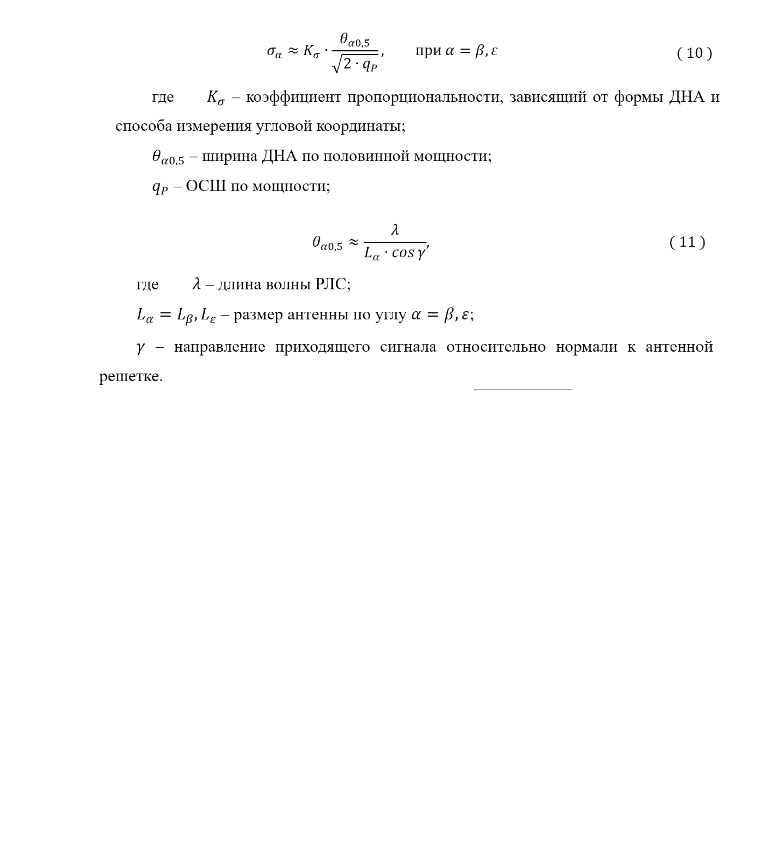
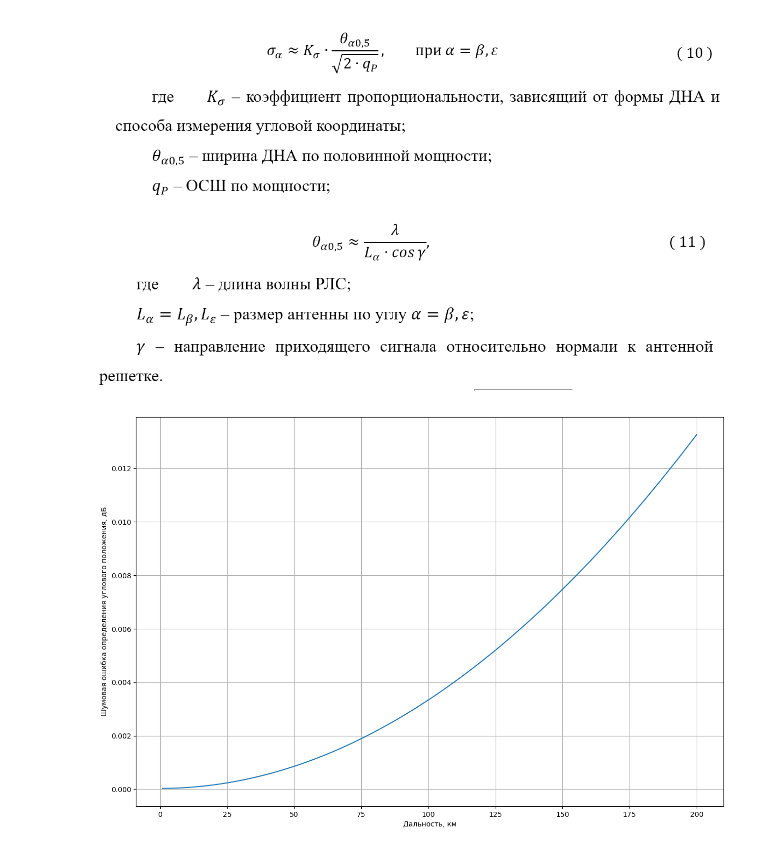
Before and after one commit to Rabotah/Diplom, a Jupyter notebook: OSH.ipynb, the cells around one changed output. Drawn from its saved outputs; the diff is of its cells as text; code cells hidden in the pictures; blank space fills up the shorter version.

```diff
--- a/OSH.ipynb
+++ b/OSH.ipynb
@@ -138,3 +139,17 @@ plt.grid()
 ![image.png](attachment:image.png)
 # %% [markdown]
 ![image.png](attachment:image.png)
+# %%
+k_alpha = 0.564
+teta_alpha = 1
+sigma_alpha_coeff = k_alpha * teta_alpha / math.sqrt(2*q_p_coeff)
+sigma_alpha = [sigma_alpha_coeff*(i**2 + h**2)*(10**(6)) for i in range_rls]
+# %%
+plt.figure(figsize=(15, 10))
+plt.plot(range_rls, [i for i in sigma_alpha])
+plt.xlabel('Дальность, км')
+plt.ylabel('Шумовая ошибка определения углового положения, дБ')
+plt.title("")
+plt.grid()
+# %% [output]
+[figure, added]
```
Also changed, not shown: parts of 5 cells of this notebook.
